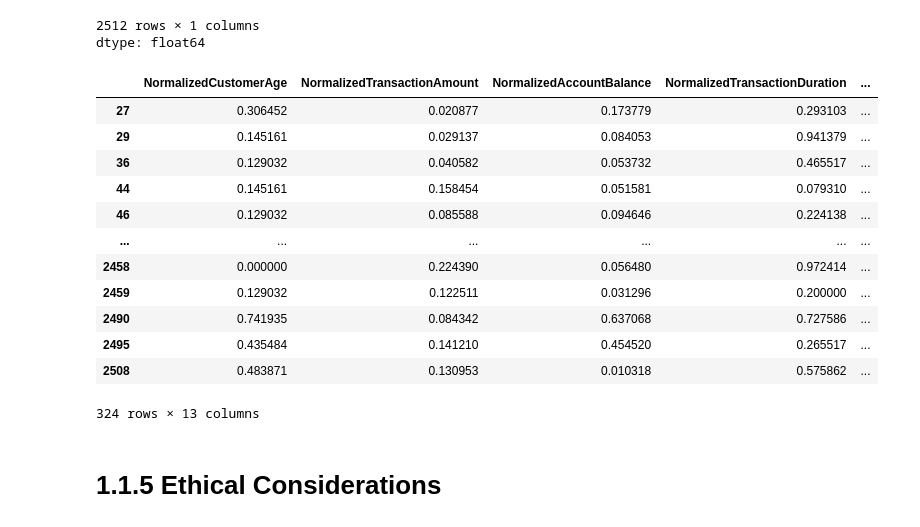
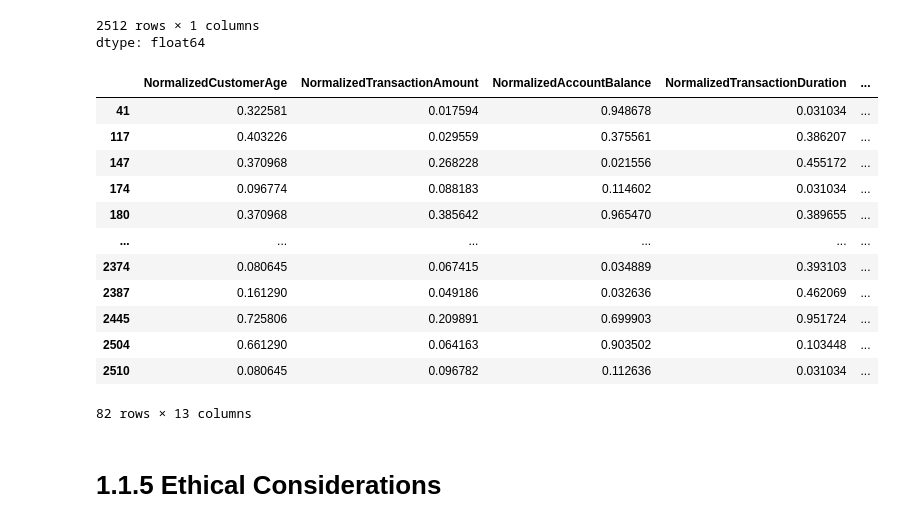
Before and after one commit to Mi1kDev/CST3133_CW, a Jupyter notebook: CST3133_CourseWork_A.ipynb, the cells around one changed output. Cells and saved outputs as stored; diff of their text form; code cells hidden in the pictures.

```diff
--- a/CST3133_CourseWork_A.ipynb
+++ b/CST3133_CourseWork_A.ipynb
@@ -526,30 +526,33 @@ dtype: float64
 # %%
 groupedByCluster = strippedDataset.groupby('Clustered')['DistanceToCentroid']
 average_centroid_to_point_dist = groupedByCluster.mean()
 median_centroid_to_point_dist = groupedByCluster.median()
 uniqueClusters = strippedDataset['Clustered'].unique()
 uniqueClusters.sort()
 
 outliers = []
+threshold = 0.25
+#need a metric to identify outliers of clusters
 for c in uniqueClusters:
-  cluster = strippedDataset.loc[(strippedDataset['Clustered'] == c) & (strippedDataset['DistanceToCentroid'] > median_centroid_to_point_dist[c])]
+  metric = average_centroid_to_point_dist[c] + (average_centroid_to_point_dist[c] * threshold)
+  cluster = strippedDataset.loc[(strippedDataset['Clustered'] == c) & (strippedDataset['DistanceToCentroid'] > metric)]
   outliers.append(cluster)
 
-outliers[0]
+outliers[1]
 # %% [output]
 |  | NormalizedCustomerAge | NormalizedTransactionAmount | NormalizedAccountBalance | NormalizedTransactionDuration | ... |
-| 27 | 0.306452 | 0.020877 | 0.173779 | 0.293103 | ... |
-| 29 | 0.145161 | 0.029137 | 0.084053 | 0.941379 | ... |
-| 36 | 0.129032 | 0.040582 | 0.053732 | 0.465517 | ... |
-| 44 | 0.145161 | 0.158454 | 0.051581 | 0.079310 | ... |
-| 46 | 0.129032 | 0.085588 | 0.094646 | 0.224138 | ... |
+| 41 | 0.322581 | 0.017594 | 0.948678 | 0.031034 | ... |
+| 117 | 0.403226 | 0.029559 | 0.375561 | 0.386207 | ... |
+| 147 | 0.370968 | 0.268228 | 0.021556 | 0.455172 | ... |
+| 174 | 0.096774 | 0.088183 | 0.114602 | 0.031034 | ... |
+| 180 | 0.370968 | 0.385642 | 0.965470 | 0.389655 | ... |
 | ... | ... | ... | ... | ... | ... |
-| 2458 | 0.000000 | 0.224390 | 0.056480 | 0.972414 | ... |
-| 2459 | 0.129032 | 0.122511 | 0.031296 | 0.200000 | ... |
-| 2490 | 0.741935 | 0.084342 | 0.637068 | 0.727586 | ... |
-| 2495 | 0.435484 | 0.141210 | 0.454520 | 0.265517 | ... |
-| 2508 | 0.483871 | 0.130953 | 0.010318 | 0.575862 | ... |
+| 2374 | 0.080645 | 0.067415 | 0.034889 | 0.393103 | ... |
+| 2387 | 0.161290 | 0.049186 | 0.032636 | 0.462069 | ... |
+| 2445 | 0.725806 | 0.209891 | 0.699903 | 0.951724 | ... |
+| 2504 | 0.661290 | 0.064163 | 0.903502 | 0.103448 | ... |
+| 2510 | 0.080645 | 0.096782 | 0.112636 | 0.031034 | ... |
-324 rows × 13 columns
+82 rows × 13 columns
 # %% [markdown]
 # 1.1.5 Ethical Considerations
 # %% [markdown]
```
